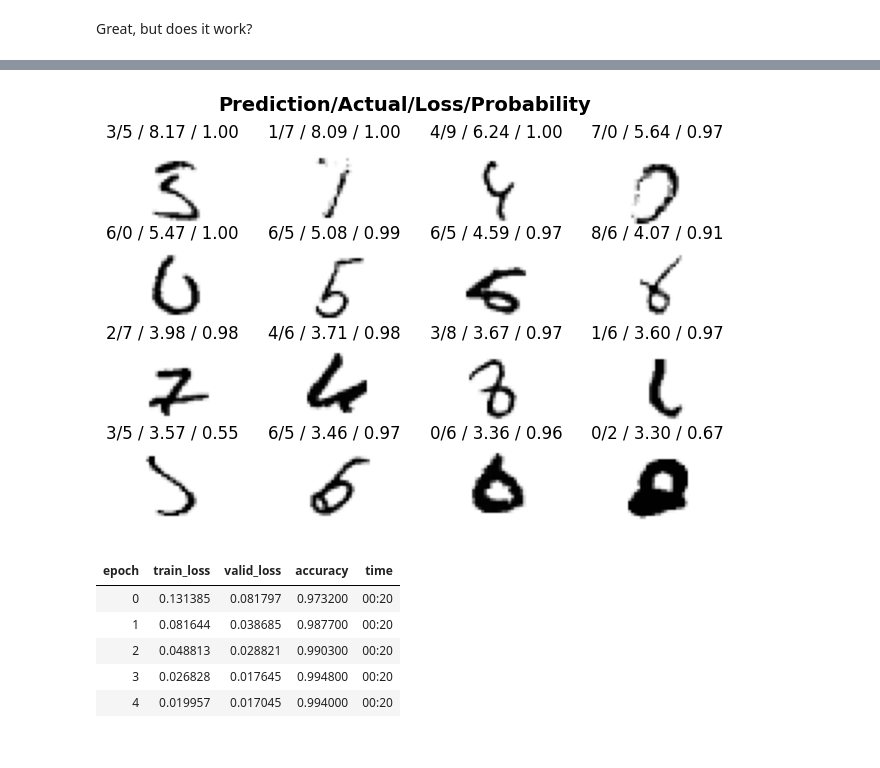
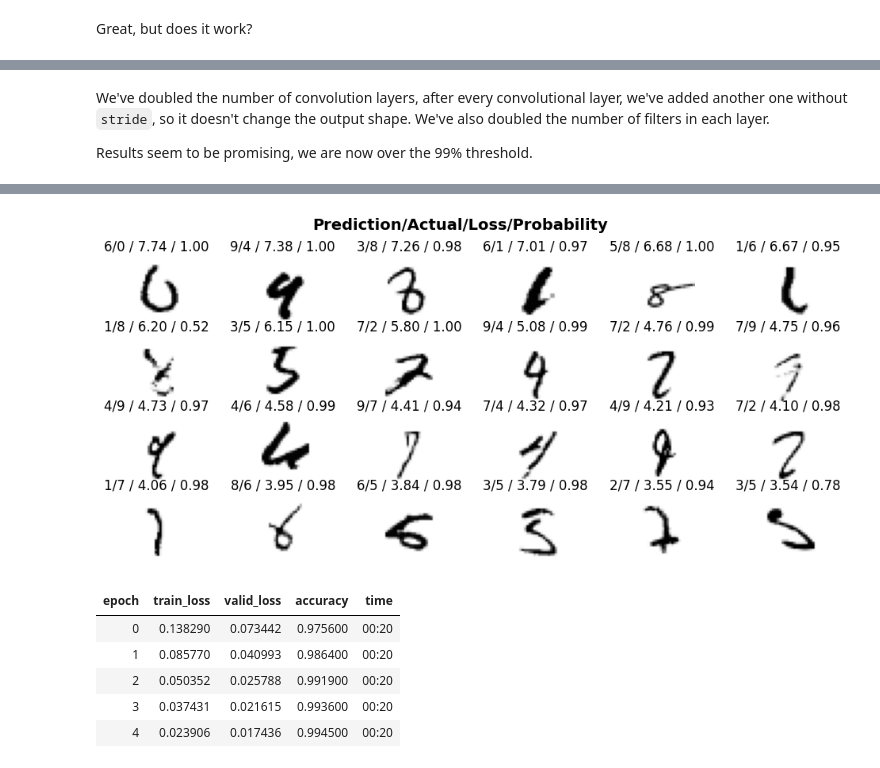
Before and after one commit to mskrajnowski/2023-machine-learning-talk, a Jupyter notebook: talks/02_vision.ipynb, the cells around one changed output, grey strips where cells are left out. Saved outputs shown, nothing was run; the diff lists cells and outputs as text; code cells hidden in the pictures.

```diff
--- a/talks/02_vision.ipynb
+++ b/talks/02_vision.ipynb
@@ -991,9 +1003,9 @@ Interpretation.from_learner(mnist_learner(conv1_augmented)).plot_top_losses(k=16
 # %%
 def conv2_block(channels_in, channels_out):
     return nn.Sequential(
-        nn.Conv2d(channels_in, channels_out, 3, padding=1),
+        nn.Conv2d(channels_in, channels_out, 3, stride=2),
         nn.ReLU(),
-        nn.Conv2d(channels_out, channels_out, 3, stride=2),
+        nn.Conv2d(channels_out, channels_out, 3, padding=1),
         nn.ReLU(),
     )
 
@@ -1006,5 +1018,5 @@ conv2 = nn.Sequential(
     nn.Flatten(),
 )
 
-mnist_learner(conv2).summary()
+mnist_learner(conv2, dls=mnist_augmented_loaders1).fit_one_cycle(5, 0.01)
 # %% [output]
@@ -1038,18 +1029,22 @@ mnist_learner(conv2, dls=mnist_augmented_loaders1).fit_one_cycle(5, 0.01)
+# %% [markdown]
+We've doubled the number of convolution layers, after every convolutional layer, we've added another one without `stride`, so it doesn't change the output shape. We've also doubled the number of filters in each layer.
+
+Results seem to be promising, we are now over the 99% threshold.
 # %%
-Interpretation.from_learner(mnist_learner(conv2)).plot_top_losses(k=16, ncols=4, figsize=(8, 5))
+Interpretation.from_learner(mnist_learner(conv2)).plot_top_losses(k=24, ncols=6, figsize=(12, 5))
 # %% [output]
 [interactive output not drawn]
 [interactive output not drawn]
-[figure, old version]
+[figure, new version]
 # %%
 def conv3_block(channels_in, channels_out):
     return nn.Sequential(
-        nn.Conv2d(channels_in, channels_out, 3, padding=1),
+        nn.Conv2d(channels_in, channels_out, 3, stride=2),
+        nn.BatchNorm2d(channels_out),
         nn.ReLU(),
+        nn.Conv2d(channels_out, channels_out, 3, padding=1),
         nn.BatchNorm2d(channels_out),
-        nn.Conv2d(channels_out, channels_out, 3, stride=2),
         nn.ReLU(),
-        nn.BatchNorm2d(channels_out),
     )
 
 conv3 = nn.Sequential(
@@ -1064,9 +1059,9 @@ conv3 = nn.Sequential(
 mnist_learner(conv3, dls=mnist_augmented_loaders1).fit_one_cycle(5, 0.01)
 # %% [output]
 | epoch | train_loss | valid_loss | accuracy | time |
-| 0 | 0.131385 | 0.081797 | 0.973200 | 00:20 |
-| 1 | 0.081644 | 0.038685 | 0.987700 | 00:20 |
-| 2 | 0.048813 | 0.028821 | 0.990300 | 00:20 |
-| 3 | 0.026828 | 0.017645 | 0.994800 | 00:20 |
-| 4 | 0.019957 | 0.017045 | 0.994000 | 00:20 |
+| 0 | 0.138290 | 0.073442 | 0.975600 | 00:20 |
+| 1 | 0.085770 | 0.040993 | 0.986400 | 00:20 |
+| 2 | 0.050352 | 0.025788 | 0.991900 | 00:20 |
+| 3 | 0.037431 | 0.021615 | 0.993600 | 00:20 |
+| 4 | 0.023906 | 0.017436 | 0.994500 | 00:20 |
 # %%
```
Also changed, not shown: parts of 48 cells of this notebook, 1 other file.
